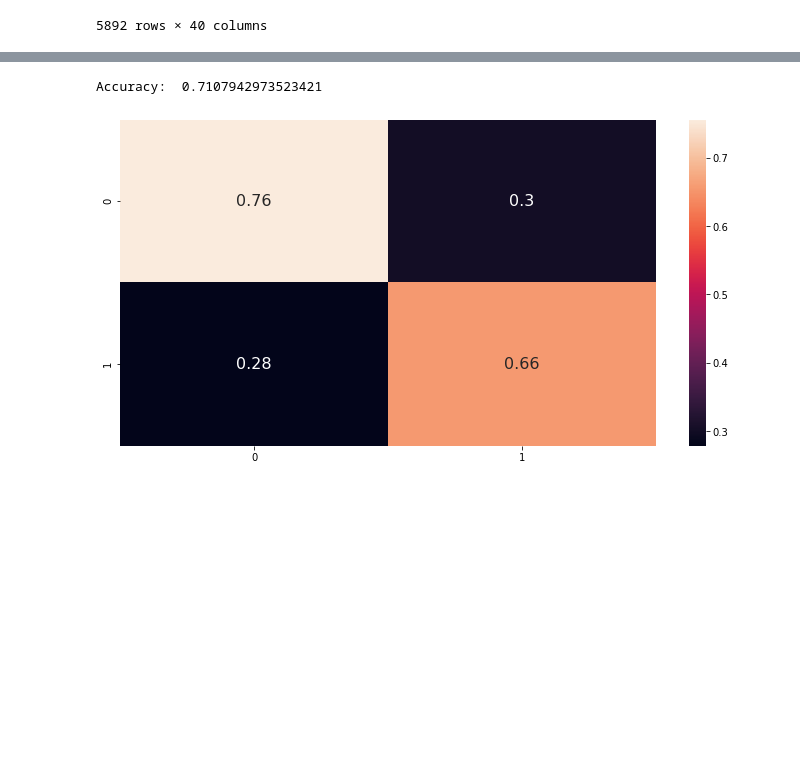
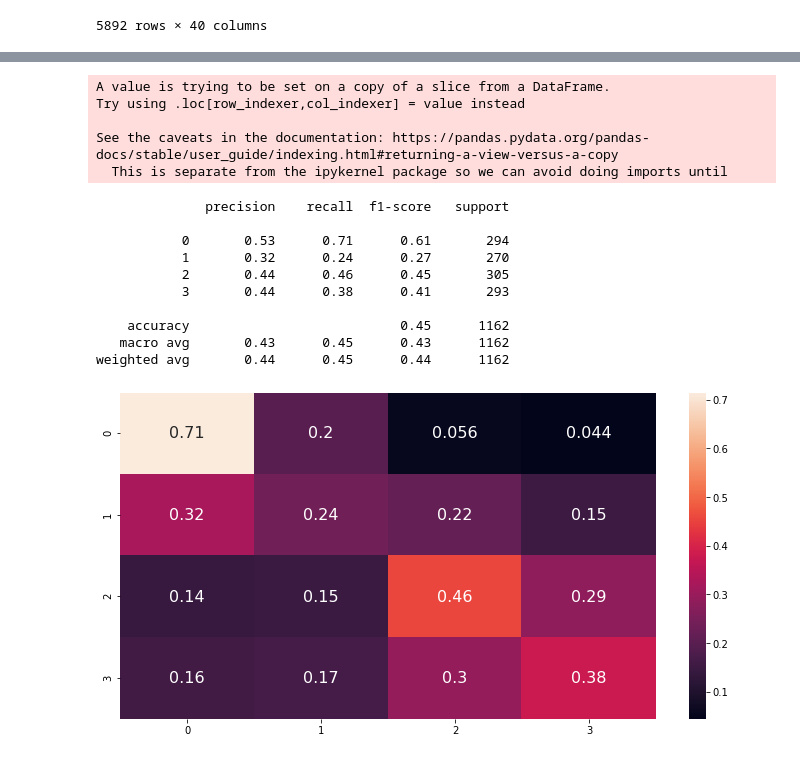
Before and after one commit to edie-zhou/data_lab_f1, a Jupyter notebook: F1.ipynb, the cells around one changed output, grey strips where cells are left out. Cells and saved outputs as stored; diff of their text form; code cells hidden in the pictures; blank space fills up the shorter version.

```diff
--- a/F1.ipynb
+++ b/F1.ipynb
@@ -513,13 +513,17 @@ See the caveats in the documentation: https://pandas.pydata.org/pandas-docs/stab
 # fix zero valued actual results
 mask = df_prev['actual_result'] == 0
 zero_df = df_prev.loc[mask]
+count = 0
 for i, row in zero_df.iterrows():
 
     actual_result = df_result.loc[(df_result['raceId']==row['current_id']) &
                                  (df_result['driverId']==row['driverId'])]
-
-    result_pos = actual_result['positionOrder'].unique()[0]
-    df_prev.at[i, 'actual_result'] = result_pos
+    try:
+        result_pos = actual_result['positionOrder'].unique()[0]
+        df_prev.at[i, 'actual_result'] = result_pos
+    except:
+        ++count
+print(count)
 
 # display(df_prev.loc[df_prev['actual_result']==0])
 
@@ -938,46 +1058,66 @@ weighted avg       0.42      0.44      0.42      1162
 # %%
-# Points classifier using tree-based XGBClassifier, no downsampling
-# data = pd.readcsv('feature_data.csv')
+# Position classifier using tree-based XGBClassifier
 
-train_ds = pd.get_dummies(data, columns=['statusId'])
+cols = ['resultId', 'positionOrder', 'statusId', 'fastest_time_delta',\
+        'fastest_speed_delta', 'avg_time_delta', 'avg_speed_delta', 'gained_pos',\
+        'win', 'current_id', 'winner_fastest_lap_delta', 'winner_fastest_speed_delta',\
+        'actual_result', 'constructorId', 'driverId']
+# cols_full = ['resultId', 'positionOrder', 'statusId', 'fastest_time_delta',\
+#         'fastest_speed_delta', 'avg_time_delta', 'avg_speed_delta', 'gained_pos',\
+#         'win', 'current_id', 'winner_fastest_lap_delta', 'winner_fastest_speed_delta',\
+#         'actual_result', 'constructorId', 'winner_delta', 'previous_finishes',
+#         'previous_wins', 'previous_finishes_c', 'previous_wins_c']
 
-# train_ds = pd.concat([data, stat_dumm], axis=1)
-# train_ds = train_ds.drop('statusId', axis=1)
+data = df_prev[cols]
+# display(data)
+
+classes = [0, 1, 2, 3]
+class_lambda = lambda x: 0 if x < 4 else (1 if x < 10 else(2 if x < 15 else 3))
+df_downsampled = downsample(data, classes, class_lambda)
 
 # create x, y dfs
-target = train_ds['actual_result']
-drop_col = ['resultId', 'current_id', 'actual_result']
-features = train_ds.drop(drop_col, axis=1)
+target = df_downsampled['actual_result']
 
-# create bins class 0 = [1-3], 1 = [4-9], 2 = [10-14], 3 = [15+]
-# sns.distplot(target)
-tgt = []
-for x in target:
-    if x >= 1 and x < 11:
-        tgt.append(0)
-    else:
-        tgt.append(1)
-y = np.array(tgt)
+drop_col = ['resultId', 'current_id', 'actual_result', 'statusId']
+features = df_downsampled.drop(drop_col, axis=1)
+features = pd.get_dummies(features, columns=['constructorId'])
+features = pd.get_dummies(features, columns=['driverId'])
 
 # Create train/test splits
-x_train, x_test, y_train, y_test = train_test_split(features, y,
+x_train, x_test, y_train, y_test = train_test_split(features, target,
         test_size=0.25, random_state=42)
 
 # Train xgbclassifier
 model_type = 'gbtree'
 model_xgb = xgb.XGBClassifier(booster=model_type)
 model_xgb.fit(x_train, y_train)
 y_pred = model_xgb.predict(x_test)
 
-# Create confusion matrix heatmap
+# Create confusion matrix
 matrix = confusion_matrix(y_test, y_pred)
 matrix = matrix / matrix.astype(np.float).sum(axis=1)
 ax = sns.heatmap(matrix, annot=True, annot_kws={"size": 16})
 
 # Print scores
-print('Accuracy: ', accuracy_score(y_test, y_pred))
+# print('Accuracy: ', accuracy_score(y_test, y_pred))
+report_str = classification_report(y_test, y_pred)
+print(report_str)
 plt.show()
 # %% [output]
-Accuracy:  0.7107942973523421
+A value is trying to be set on a copy of a slice from a DataFrame.
+Try using .loc[row_indexer,col_indexer] = value instead
+
+See the caveats in the documentation: https://pandas.pydata.org/pandas-docs/stable/user_guide/indexing.html#returning-a-view-versus-a-copy
+  This is separate from the ipykernel package so we can avoid doing imports until
+              precision    recall  f1-score   support
+
+           0       0.53      0.71      0.61       294
+           1       0.32      0.24      0.27       270
+           2       0.44      0.46      0.45       305
+           3       0.44      0.38      0.41       293
+
+    accuracy                           0.45      1162
+   macro avg       0.43      0.45      0.43      1162
+weighted avg       0.44      0.45      0.44      1162
-[figure, old version]
+[figure, new version]
 # %%
```
Also changed, not shown: parts of 12 cells of this notebook.
